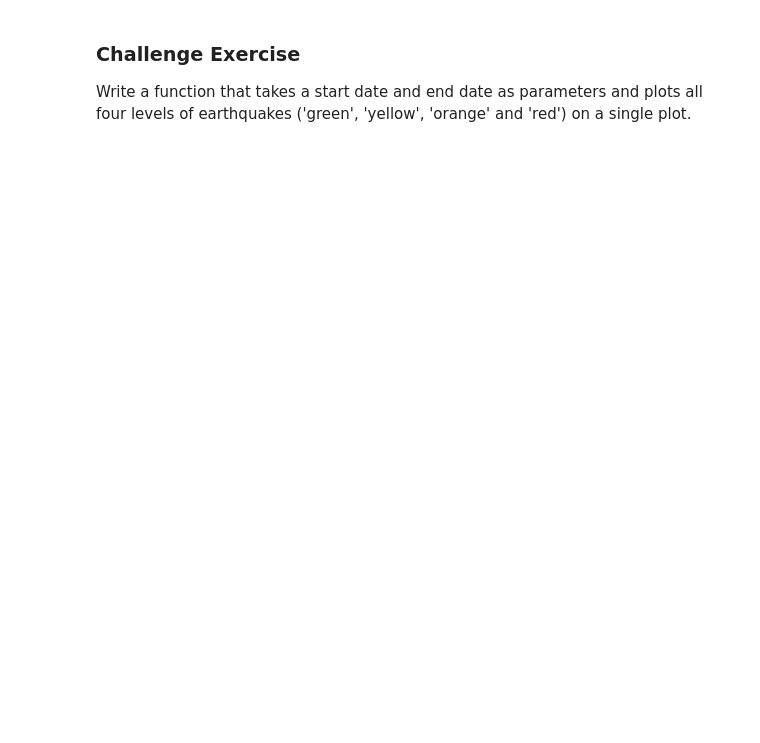
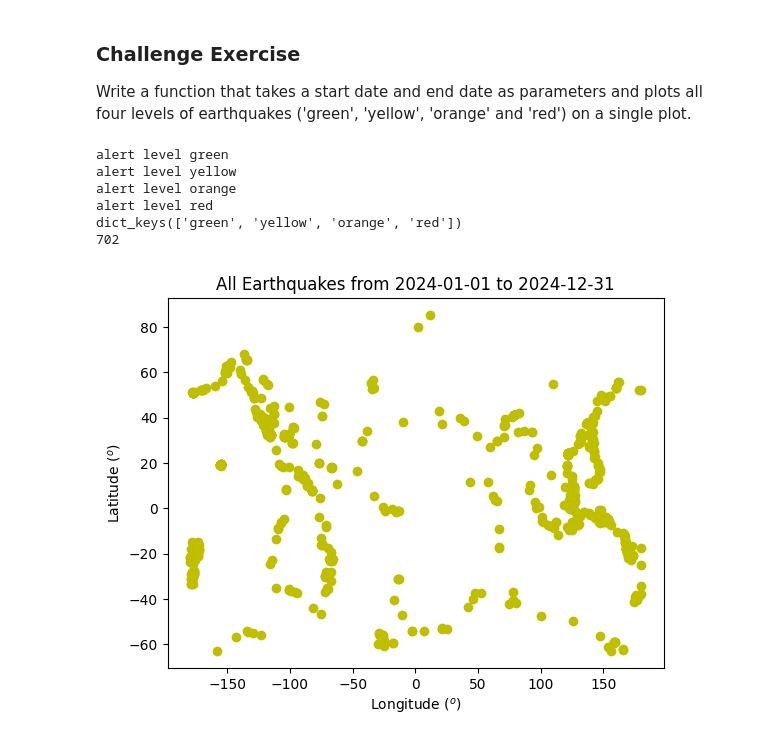
Before and after one commit to Hamilton-at-CapU/comp215, a Jupyter notebook: labs/lab01-introduction.ipynb, the cells around one changed output. Drawn from its saved outputs; the diff is of its cells as text; code cells hidden in the pictures; blank space fills up the shorter version.

Commit message:
Completed exercise 1 and challenge

```diff
--- a/labs/lab01-introduction.ipynb
+++ b/labs/lab01-introduction.ipynb
@@ -139,0 +194,59 @@ Write a function that takes a start date and end date as parameters and plots al
+# %%
+# your Challenge Ex. code here
+
+def plot_earthquakes(start, end):
+    # Vars
+
+    api_url = 'https://earthquake.usgs.gov/fdsnws/event/1/query?'
+    alert_types = ["green", "yellow", "orange", "red"]
+
+    # Params
+    params_dict = {'format': 'geojson', 'starttime': start, 'endtime': end}
+
+    # Query and convert read json
+
+    data = {}
+
+    for alert in alert_types:
+        params_dict['alertlevel'] = alert
+        print(f"alert level {params_dict['alertlevel']}")
+        response = requests.get(api_url, params = params_dict)
+        data[alert] = json.loads(response.text)
+
+    print(data.keys())
+
+    # Convert into lats and longs
+
+    # Construct locations
+
+    locations = []
+
+    for values in data.values():
+        locations += [feature['geometry']['coordinates'] for feature in values['features']]
+
+    print(len(locations))
+
+    longitudes = [location[0] for location in locations]
+    latitudes = [location[1] for location in locations]
+
+    # Plot by lat and long
+
+    _, ax = plt.subplots()
+    ax.scatter(longitudes, latitudes, color="y", label='Events')
+    # labels
+
+    ax.set_xlabel(r'Longitude ($^o$)')
+    ax.set_ylabel(r'Latitude ($^o$)')
+    ax.set_title(f"All Earthquakes from {start} to {end}")
+
+    plt.show()
+
+plot_earthquakes("2024-01-01", "2024-12-31")
+# %% [output]
+alert level green
+alert level yellow
+alert level orange
+alert level red
+dict_keys(['green', 'yellow', 'orange', 'red'])
+702
+[figure, added]
```
Also changed, not shown: parts of 5 cells of this notebook.
